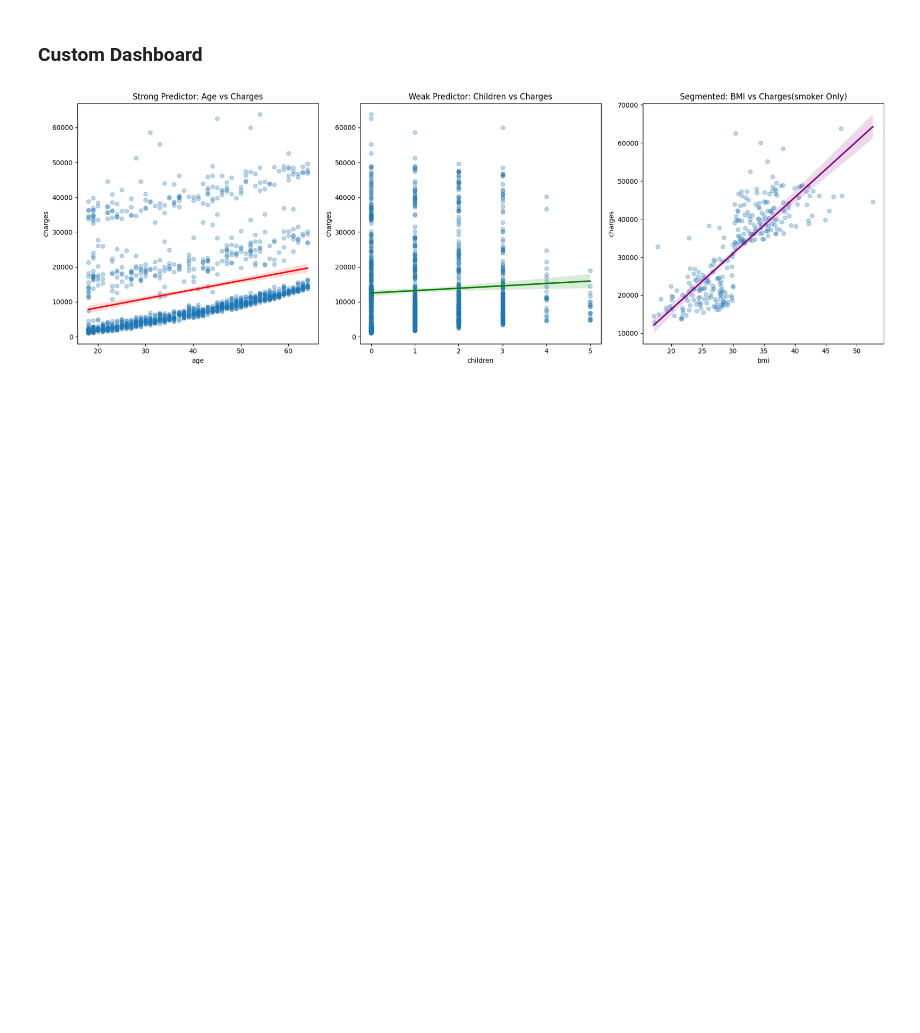
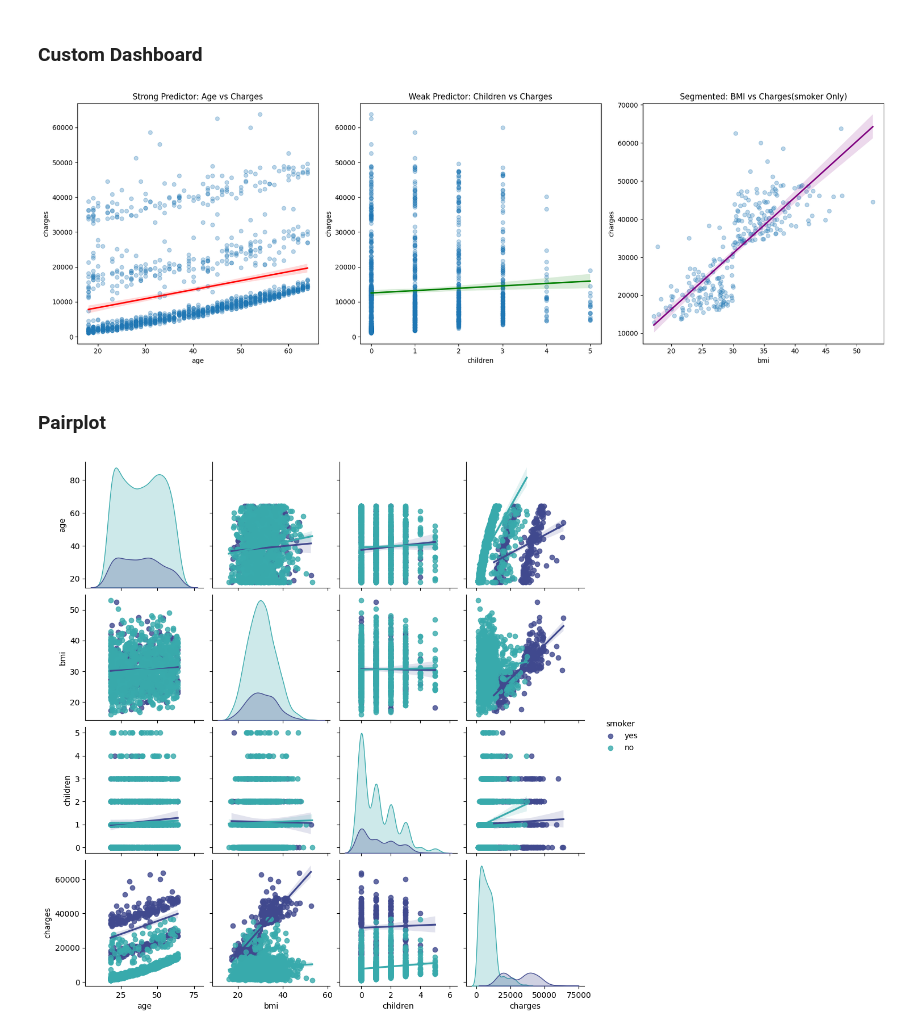
Before and after one commit to sanodyaJinadasa/Medical-Cost-Prediction, a Jupyter notebook: Medical_Cost_Prediction.ipynb, the cells around one changed output. Cells and saved outputs as stored; diff of their text form; code cells hidden in the pictures; blank space fills up the shorter version.

```diff
--- a/Medical_Cost_Prediction.ipynb
+++ b/Medical_Cost_Prediction.ipynb
@@ -121,3 +121,10 @@ plt.tight_layout()
 plt.show()
 # %% [output]
 [figure]
+# %% [markdown]
+### Pairplot
+# %%
+sns.pairplot(df, hue="smoker", palette="mako",kind='reg')
+plt.show()
+# %% [output]
+[figure, added]
```
Also changed, not shown: parts of 1 cell of this notebook.
